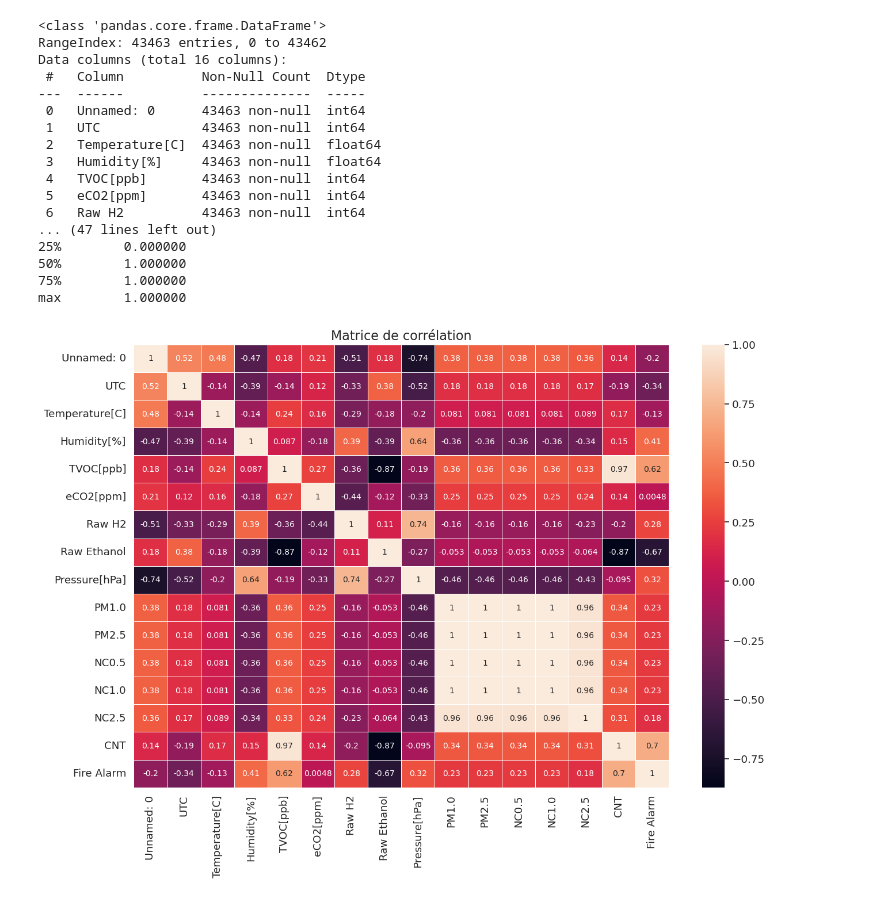
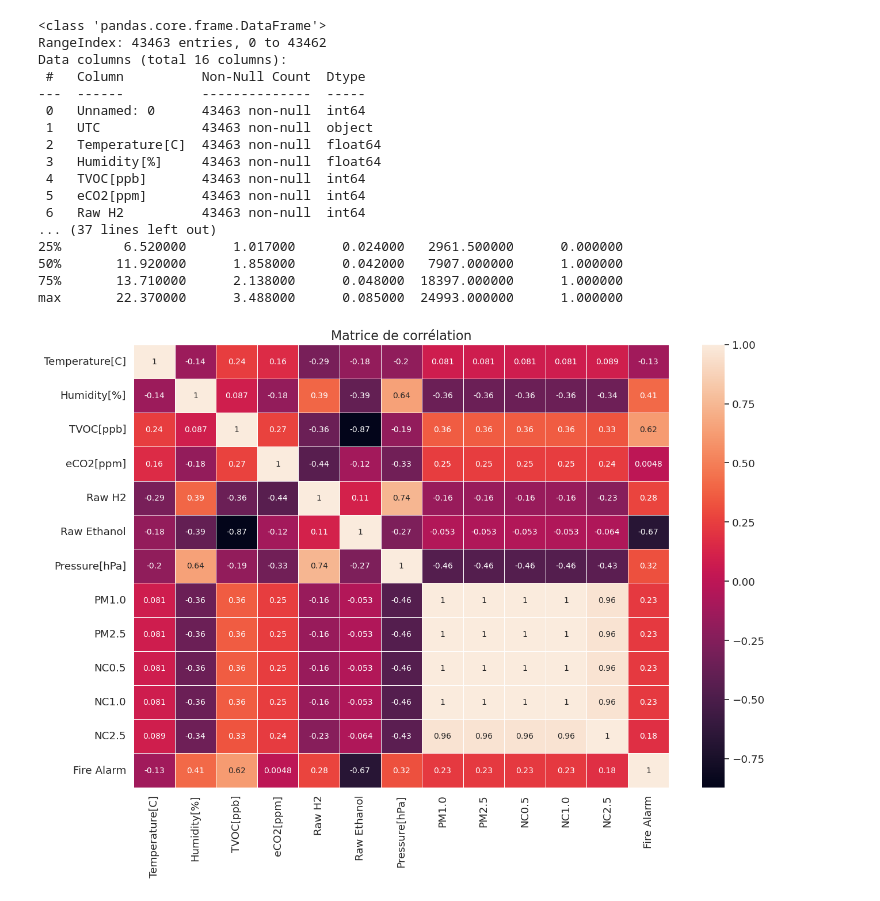
Before and after one commit to albertboo9/Syst-me_D-tection_Incendie, a Jupyter notebook: machine_learning/notebooks/exploration_donnees.ipynb, the cells around one changed output. Drawn from its saved outputs; the diff is of its cells as text; code cells hidden in the pictures.

```diff
--- a/machine_learning/notebooks/exploration_donnees.ipynb
+++ b/machine_learning/notebooks/exploration_donnees.ipynb
@@ -2,42 +2,43 @@
 import pandas as pd
 import numpy as np
 import matplotlib.pyplot as plt
 import seaborn as sns
 from sklearn.preprocessing import StandardScaler
 from sklearn.decomposition import PCA
 
 
 data = pd.read_csv("../data/processed/clean_dataset_.csv")
 
 print(data.info())
 print(data.describe())
 
-corr = data.corr()
-numerical_cols = ['Temperature[C]','Humidity[%]','TVOC[ppb]','eCO2[ppm]','Raw H2','Raw Ethanol','Pressure[hPa]','PM1.0','PM2.5','NC0.5','NC1.0','NC2.5']
+
+numerical_cols = ['Temperature[C]','Humidity[%]','TVOC[ppb]','eCO2[ppm]','Raw H2','Raw Ethanol','Pressure[hPa]','PM1.0','PM2.5','NC0.5','NC1.0','NC2.5','Fire Alarm']
+corr = data[numerical_cols].corr()
 plt.figure(figsize=(15, 10))
 sns.set_theme(font_scale=1.2)
 sns.heatmap(corr, annot=True, annot_kws={"size": 10}, linewidths=0.5)
 plt.title("Matrice de corrélation", fontsize=16)  # Augmente la taille du titre
 plt.show()
 # %% [output]
 <class 'pandas.core.frame.DataFrame'>
 RangeIndex: 43463 entries, 0 to 43462
 Data columns (total 16 columns):
  #   Column          Non-Null Count  Dtype
 ---  ------          --------------  -----
  0   Unnamed: 0      43463 non-null  int64
- 1   UTC             43463 non-null  int64
+ 1   UTC             43463 non-null  object
  2   Temperature[C]  43463 non-null  float64
  3   Humidity[%]     43463 non-null  float64
  4   TVOC[ppb]       43463 non-null  int64
  5   eCO2[ppm]       43463 non-null  int64
  6   Raw H2          43463 non-null  int64
-... (47 lines left out)
-25%        0.000000
-50%        1.000000
-75%        1.000000
-max        1.000000
+... (37 lines left out)
+25%        6.520000      1.017000      0.024000   2961.500000      0.000000
+50%       11.920000      1.858000      0.042000   7907.000000      1.000000
+75%       13.710000      2.138000      0.048000  18397.000000      1.000000
+max       22.370000      3.488000      0.085000  24993.000000      1.000000
-[figure, old version]
+[figure, new version]
 # %%
 # Standardisation des données
 scaler = StandardScaler()
```
Also changed, not shown: parts of 2 cells of this notebook, 2 other files.
